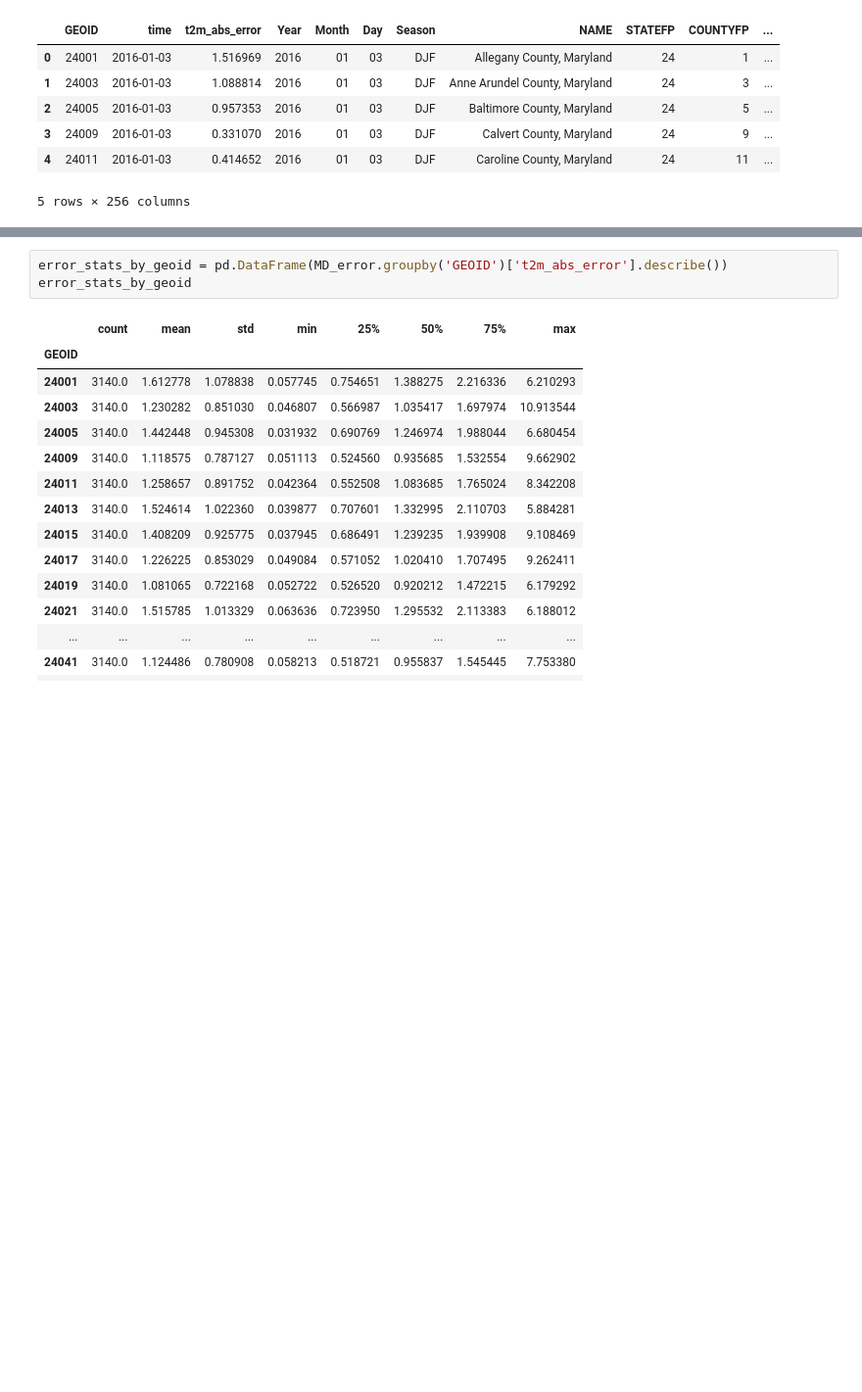
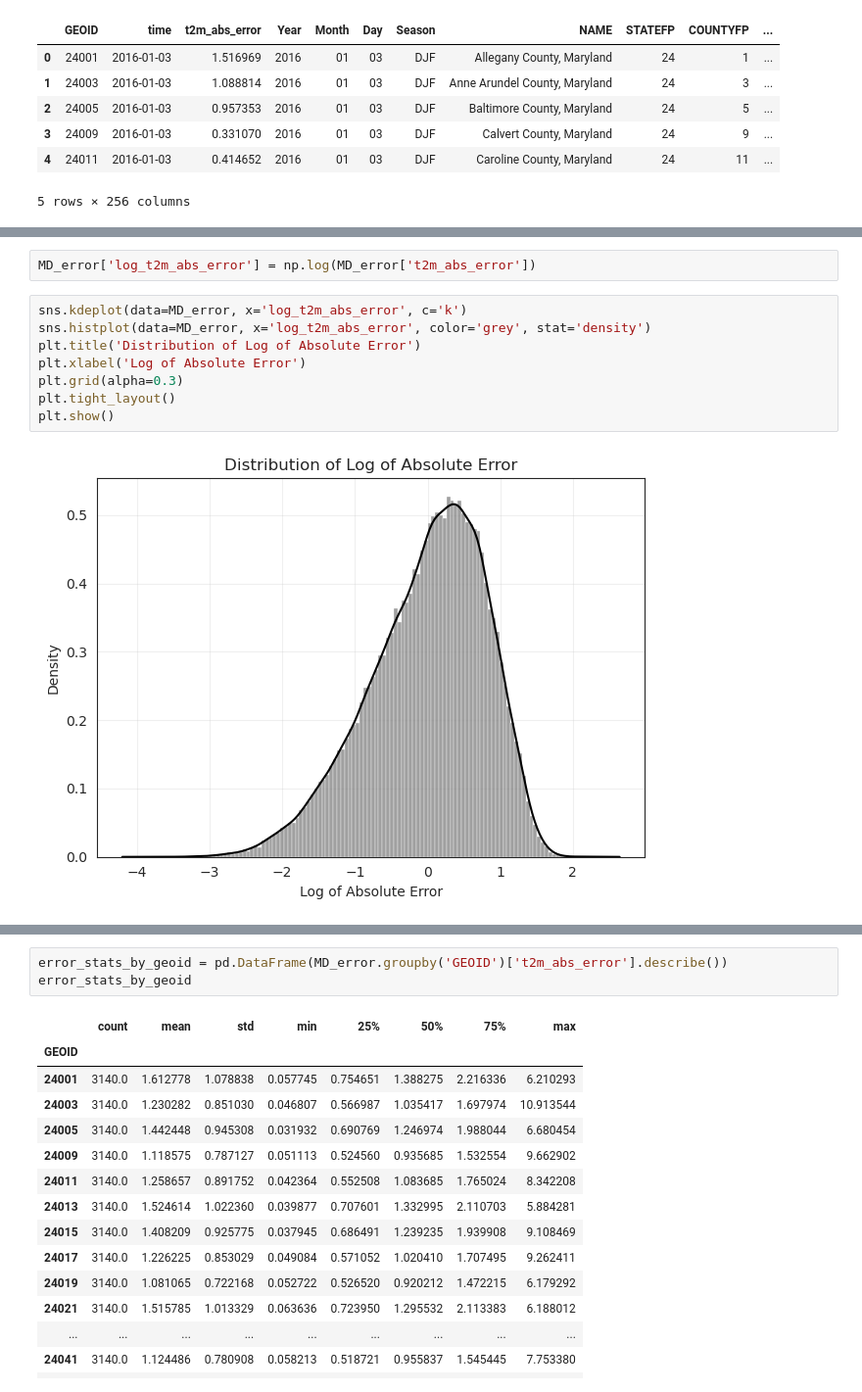
Before and after one commit to deancalhoun/nwp-census-eval, a Jupyter notebook: notebooks/MD_demographic_analysis.ipynb, the cells around one changed output, grey strips where cells are left out. Shown at 98% size. Drawn from its saved outputs; the diff is of its cells as text; blank space fills up the shorter version.

```diff
--- a/notebooks/MD_demographic_analysis.ipynb
+++ b/notebooks/MD_demographic_analysis.ipynb
@@ -99,0 +134,12 @@ MD_error.head()
+# %%
+MD_error['log_t2m_abs_error'] = np.log(MD_error['t2m_abs_error'])
+# %%
+sns.kdeplot(data=MD_error, x='log_t2m_abs_error', c='k')
+sns.histplot(data=MD_error, x='log_t2m_abs_error', color='grey', stat='density')
+plt.title('Distribution of Log of Absolute Error')
+plt.xlabel('Log of Absolute Error')
+plt.grid(alpha=0.3)
+plt.tight_layout()
+plt.show()
+# %% [output]
+[figure, added]
```
Also changed, not shown: parts of 23 cells of this notebook.
